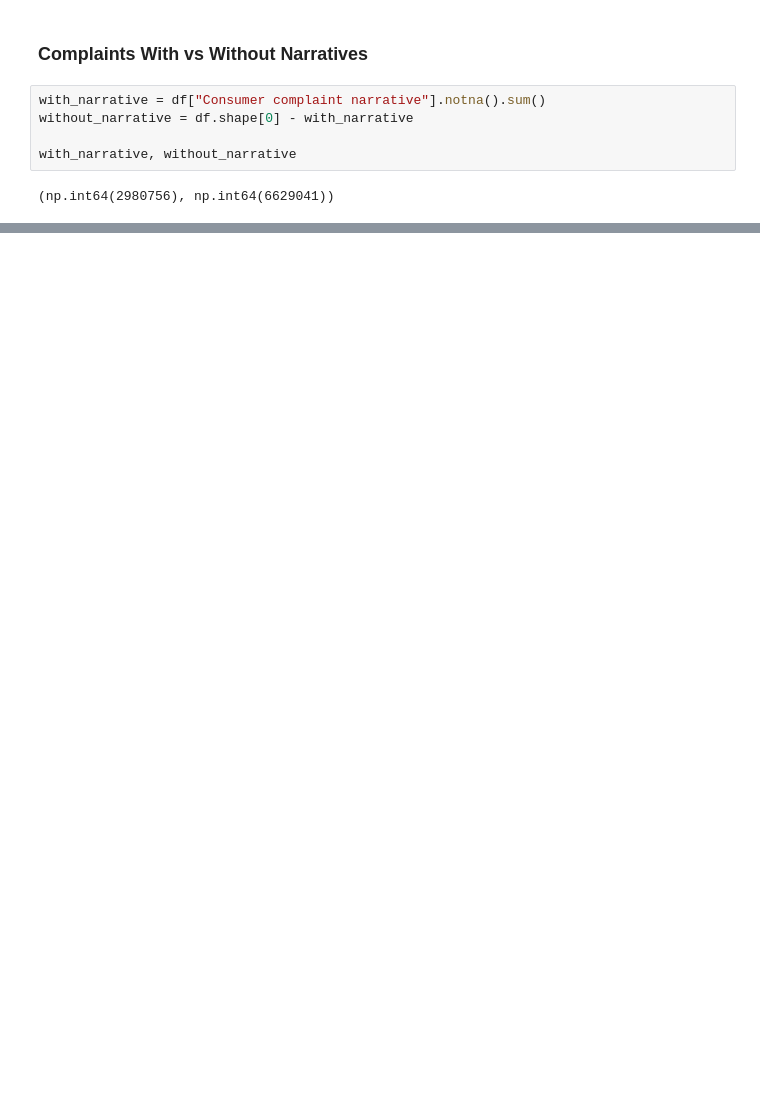
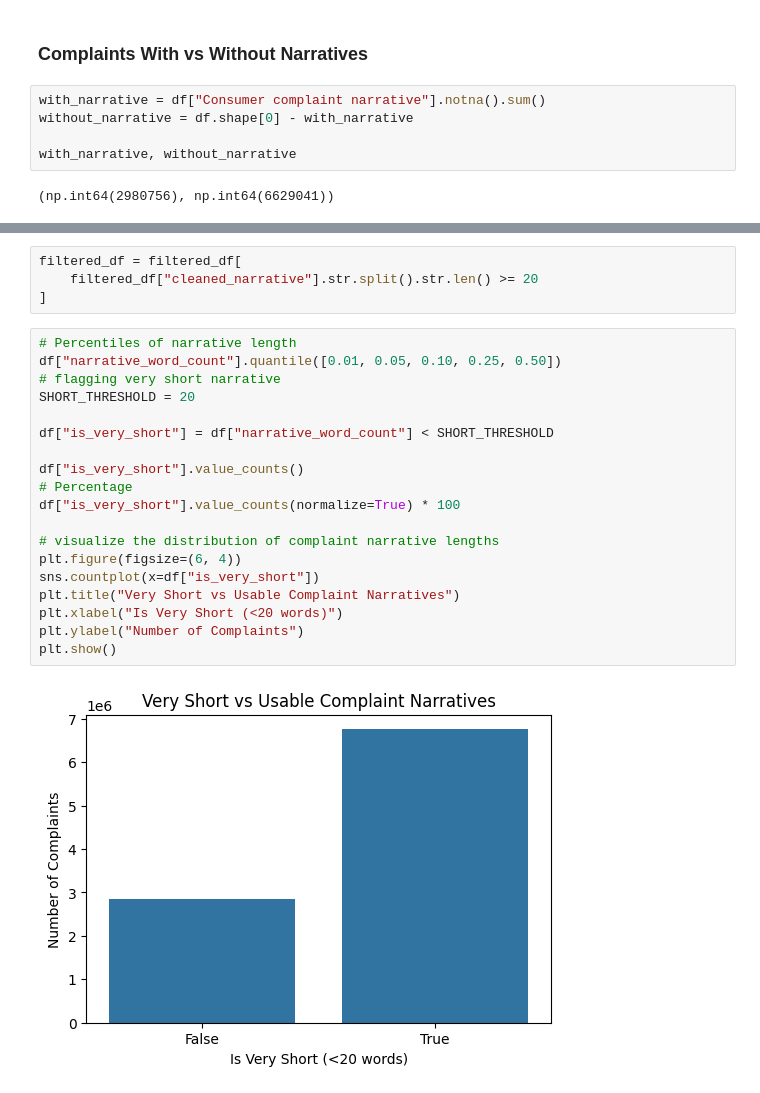
Before and after one commit to Abrhammmo/Complaint-Analysis-for-Financial-Services, a Jupyter notebook: notebooks/compliant-EDA.ipynb, the cells around one changed output, grey strips where cells are left out. Drawn from its saved outputs; the diff is of its cells as text; blank space fills up the shorter version.

```diff
--- a/notebooks/compliant-EDA.ipynb
+++ b/notebooks/compliant-EDA.ipynb
@@ -82,0 +197,25 @@ with_narrative, without_narrative
+# %%
+filtered_df = filtered_df[
+    filtered_df["cleaned_narrative"].str.split().str.len() >= 20
+]
+# %%
+# Percentiles of narrative length
+df["narrative_word_count"].quantile([0.01, 0.05, 0.10, 0.25, 0.50])
+# flagging very short narrative
+SHORT_THRESHOLD = 20
+
+df["is_very_short"] = df["narrative_word_count"] < SHORT_THRESHOLD
+
+df["is_very_short"].value_counts()
+# Percentage
+df["is_very_short"].value_counts(normalize=True) * 100
+
+# visualize the distribution of complaint narrative lengths
+plt.figure(figsize=(6, 4))
+sns.countplot(x=df["is_very_short"])
+plt.title("Very Short vs Usable Complaint Narratives")
+plt.xlabel("Is Very Short (<20 words)")
+plt.ylabel("Number of Complaints")
+plt.show()
+# %% [output]
+[figure, added]
```
Also changed, not shown: parts of 25 cells of this notebook.
